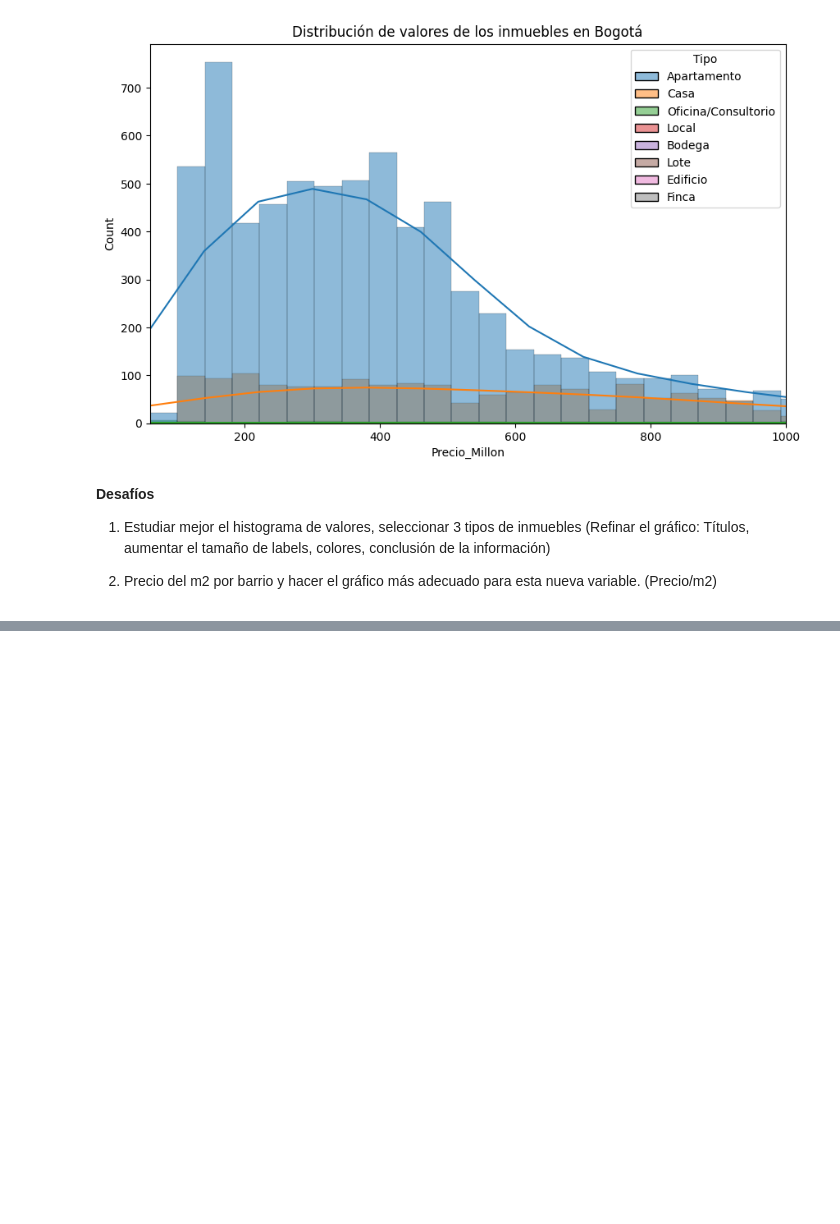
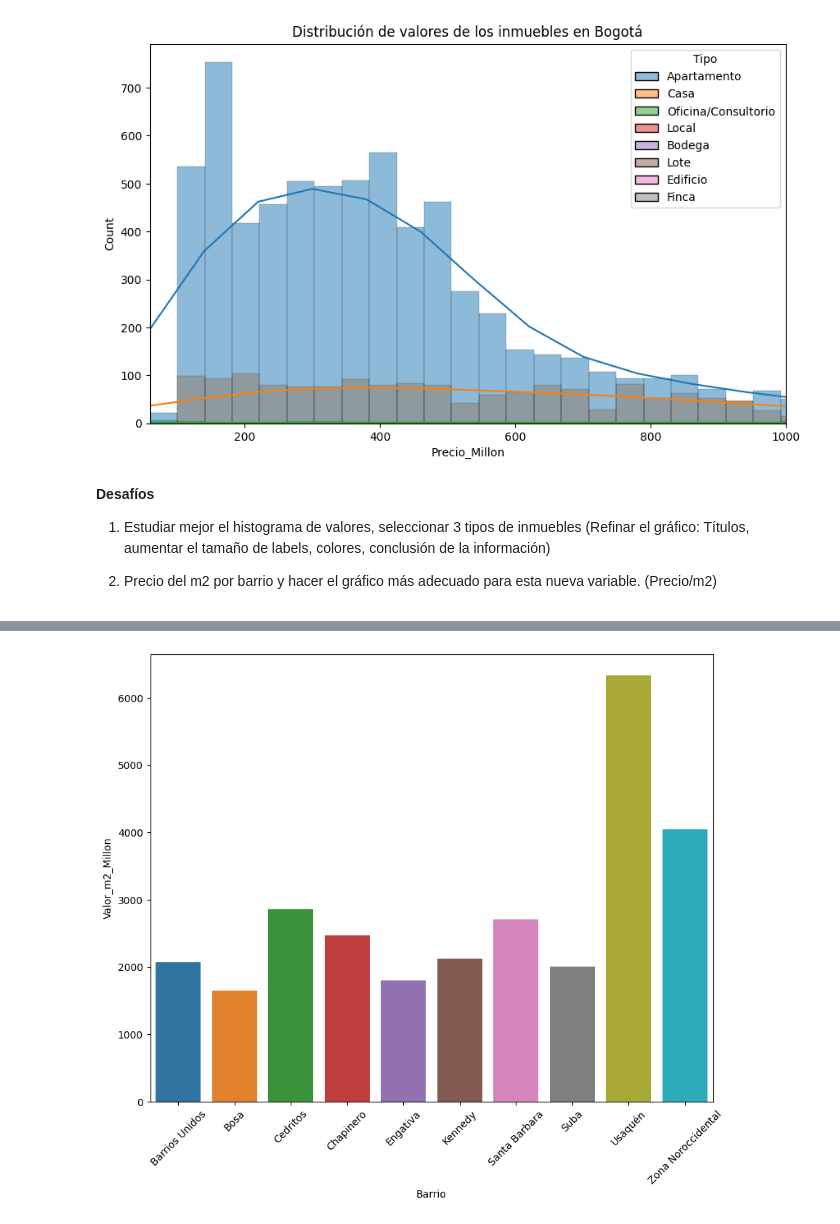
Before and after one commit to Gibbor-SAP/Inmesion_Datos_AluraLatam, a Jupyter notebook: Inmersion_datos_Alura.ipynb, the cells around one changed output, grey strips where cells are left out. Drawn from its saved outputs; the diff is of its cells as text; code cells hidden in the pictures; blank space fills up the shorter version.

```diff
--- a/Inmersion_datos_Alura.ipynb
+++ b/Inmersion_datos_Alura.ipynb
@@ -424,0 +427,3 @@ plt.show()
+# %%
+inmuebles['Valor_m2_Millon'] = inmuebles['Precio_Millon']/inmuebles['Area']
+inmuebles.head(3)
@@ -424,0 +452,3 @@ plt.show()
+# %%
+datos_barrio = inmuebles.groupby('Barrio').sum()  #agrupar por barrio con la funcion sum
+datos_barrio
@@ -424,0 +470,3 @@ plt.show()
+# %%
+ datos_barrio['Valor_m2_Barrio'] = datos_barrio['Precio_Millon']/datos_barrio['Area']  #calcular el promedio en base a la info anterior
+ datos_barrio
@@ -424,0 +545,3 @@ plt.show()
+# %%
+datos_barrio.reset_index(inplace=True) #inplace es en este lugar, sin necesidad de reasignar
+datos_barrio
@@ -424,0 +576,6 @@ plt.show()
+# %%
+plt.figure(figsize=(10,8)) #barplot es para generar graficos de barra
+ax = sns.barplot(x='Barrio', y='Valor_m2_Millon', data=datos_barrio.query('Barrio in @top_barrios')) #definir eje x - y
+ax.tick_params(axis='x', rotation=45) # tick son los parametros, rotation es para que los nombres se inclinen
+# %% [output]
+[figure, added]
```
Also changed, not shown: parts of 41 cells of this notebook.
